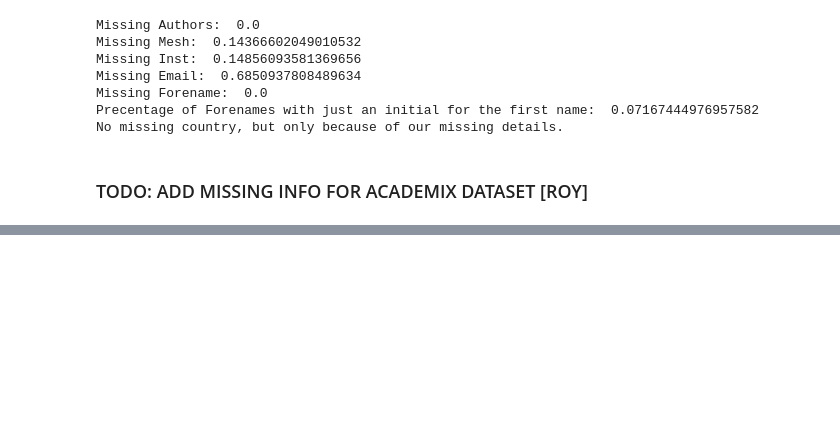
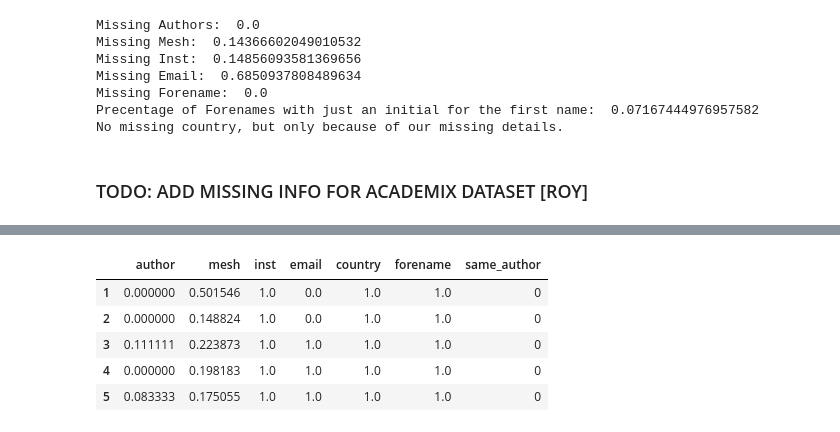
Before and after one commit to ShaulSolomon/academix-ydata-project-truncated, a Jupyter notebook: code/0_Data_Exploration.ipynb, the cells around one changed output, grey strips where cells are left out. Drawn from its saved outputs; the diff is of its cells as text; code cells hidden in the pictures; blank space fills up the shorter version.

```diff
--- a/code/0_Data_Exploration.ipynb
+++ b/code/0_Data_Exploration.ipynb
@@ -154,0 +161,2 @@ No missing country, but only because of our missing details.
+# %%
+auth_core, auth_eps, auth_usecase = sim_matrix_3.split_authors(df)
@@ -154,0 +166,4 @@ No missing country, but only because of our missing details.
+# %%
+df_core = df[df['last_author_name'].isin(auth_core)]
+# %%
+sim_matrix_train, scaler = sim_matrix_3.get_similarity_matrix(ps,df_core,scaler=None,flag_base=True)
@@ -154,0 +340,9 @@ No missing country, but only because of our missing details.
+# %%
+sim_matrix_train.head()
+# %% [output]
+|  | author | mesh | inst | email | country | forename | same_author |
+| 1 | 0.000000 | 0.501546 | 1.0 | 0.0 | 1.0 | 1.0 | 0 |
+| 2 | 0.000000 | 0.148824 | 1.0 | 0.0 | 1.0 | 1.0 | 0 |
+| 3 | 0.111111 | 0.223873 | 1.0 | 1.0 | 1.0 | 1.0 | 0 |
+| 4 | 0.000000 | 0.198183 | 1.0 | 1.0 | 1.0 | 1.0 | 0 |
+| 5 | 0.083333 | 0.175055 | 1.0 | 1.0 | 1.0 | 1.0 | 0 |
```
Also changed, not shown: parts of 5 cells of this notebook, 5 other files.
